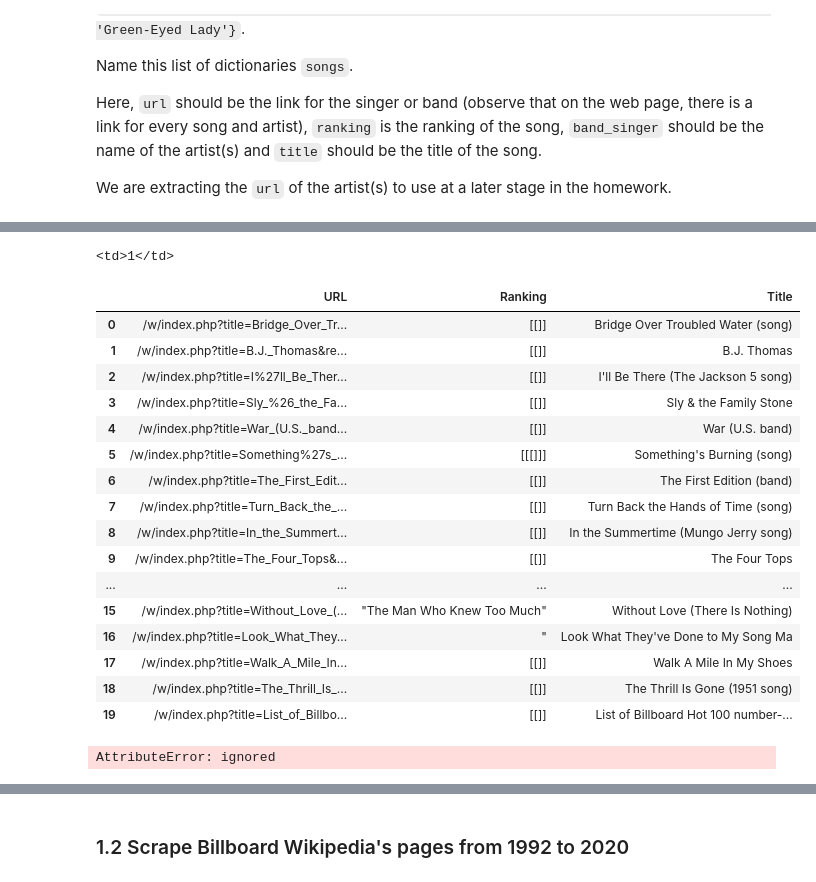
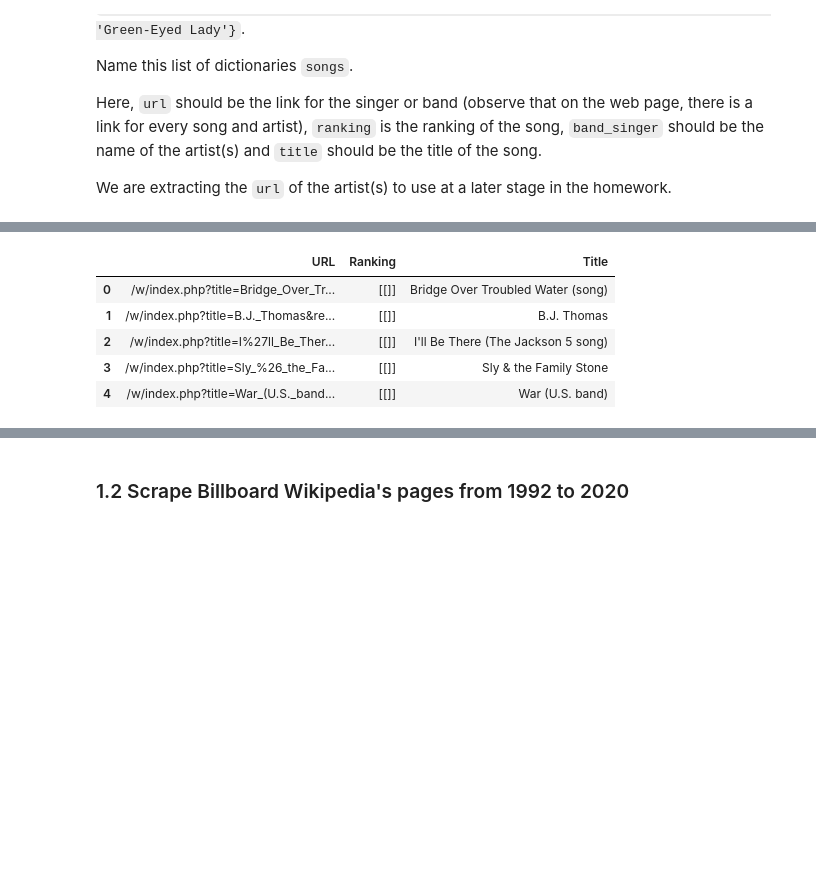
Before and after one commit to setitfree/Everything, a Jupyter notebook: My_HomeWork1.ipynb, the cells around one changed output, grey strips where cells are left out. Saved outputs shown, nothing was run; the diff lists cells and outputs as text; code cells hidden in the pictures; blank space fills up the shorter version.

```diff
--- a/My_HomeWork1.ipynb
+++ b/My_HomeWork1.ipynb
@@ -132,15 +132,4 @@ https://drive.google.com/uc?export=view&id=1ntewsqyZVH6_RETloTQgrWIyQJAa_02D)
 #Get the webpage
 urlstart = "https://en.wikipedia.org"
 t1970=requests.get("http://en.wikipedia.org/wiki/Billboard_Year-End_Hot_100_singles_of_1970")
+soup = BeautifulSoup(t1970.text, 'html.parser')
-# %%
-for i in range(0,20):
-  url = soup.find_all('a', attrs={'class': 'mw-redirect'})[i]['href']
-  haha = urlstart+str(url)
-  x = requests.get(haha)
-  #print(haha)
-  #time.sleep(2)
-# %%
-ranking = soup.find('td')#.contents[0]
-ranking
-# %% [output]
-<td>1</td>
@@ -170,31 +161,11 @@ for i in tqdm(range(0,20)):
   time.sleep(3)
 # %%
  df = pd.DataFrame.from_records(list_of_songs)
-df
+df.head()
 # %% [output]
 |  | URL | Ranking | Title |
 | 0 | /w/index.php?title=Bridge_Over_Tr... | [[]] | Bridge Over Troubled Water (song) |
 | 1 | /w/index.php?title=B.J._Thomas&re... | [[]] | B.J. Thomas |
 | 2 | /w/index.php?title=I%27ll_Be_Ther... | [[]] | I'll Be There (The Jackson 5 song) |
 | 3 | /w/index.php?title=Sly_%26_the_Fa... | [[]] | Sly & the Family Stone |
 | 4 | /w/index.php?title=War_(U.S._band... | [[]] | War (U.S. band) |
-| 5 | /w/index.php?title=Something%27s_... | [[[]]] | Something's Burning (song) |
-| 6 | /w/index.php?title=The_First_Edit... | [[]] | The First Edition (band) |
-| 7 | /w/index.php?title=Turn_Back_the_... | [[]] | Turn Back the Hands of Time (song) |
-| 8 | /w/index.php?title=In_the_Summert... | [[]] | In the Summertime (Mungo Jerry song) |
-| 9 | /w/index.php?title=The_Four_Tops&... | [[]] | The Four Tops |
-| ... | ... | ... | ... |
-| 15 | /w/index.php?title=Without_Love_(... | "The Man Who Knew Too Much" | Without Love (There Is Nothing) |
-| 16 | /w/index.php?title=Look_What_They... | " | Look What They've Done to My Song Ma |
-| 17 | /w/index.php?title=Walk_A_Mile_In... | [[]] | Walk A Mile In My Shoes |
-| 18 | /w/index.php?title=The_Thrill_Is_... | [[]] | The Thrill Is Gone (1951 song) |
-| 19 | /w/index.php?title=List_of_Billbo... | [[]] | List of Billboard Hot 100 number-... |
-# %%
-for i in range(0,20):
-  titlelist = []
-  page = soup.find_all('a', attrs={'class': 'mw-redirect'})[i]['href']
-  #titlelist.append(page)
-  #print(titlelist)
-  #all_url = urlstart +str(titlelist)
-# %% [output]
-AttributeError: ignored
```
Also changed, not shown: parts of 14 cells of this notebook.
